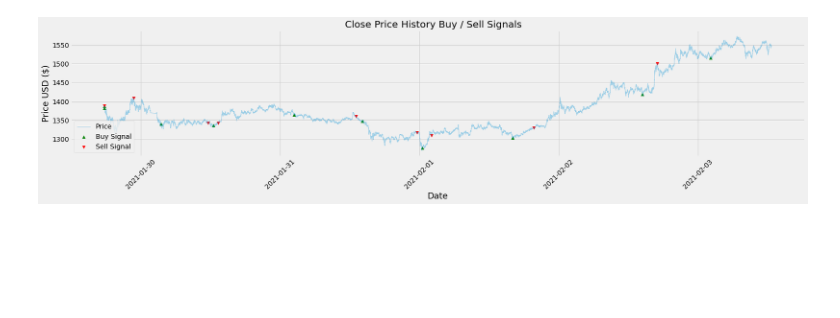
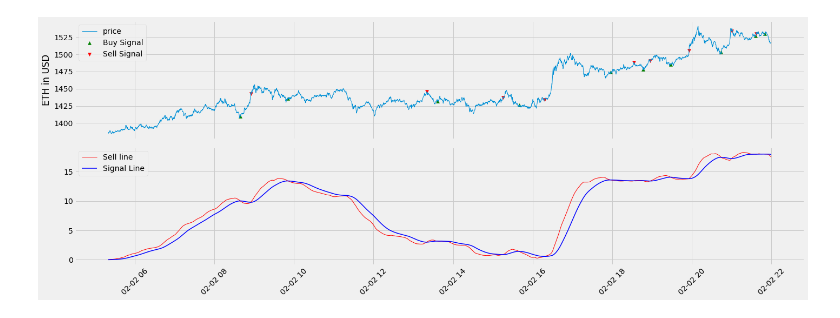
Before and after one commit to jsngalloway/night-trader, a Jupyter notebook: notebooks/macd_based/backwards_macd.ipynb, the cells around one changed output. Drawn from its saved outputs; the diff is of its cells as text; code cells hidden in the pictures; blank space fills up the shorter version.

```diff
--- a/notebooks/macd_based/backwards_macd.ipynb
+++ b/notebooks/macd_based/backwards_macd.ipynb
@@ -11,7 +11,7 @@ SYMBOL = 'ETH'
 df = pd.read_csv(f'../../data/{SYMBOL}.csv')
 # %%
 #Set the date as the index for the data
-df = df.set_index(pd.DatetimeIndex(df['begins_at'].values))
+df = df.set_index(pd.DatetimeIndex(df['begins_at'].values)).tail(8000).head(4000)
 df['price'] = df[['high_price','low_price']].mean(axis=1)
 #Show the dataframe
 # df
@@ -34,22 +34,22 @@ def createMacdAndSignalLines(dataset, macd_params, macd_multiplier):
     ShortEMA = dataset.ewm(span=macd_params[0]*macd_multiplier, adjust=False).mean() #AKA Fast moving average
     LongEMA = dataset.ewm(span=macd_params[1]*macd_multiplier, adjust=False).mean() #AKA Slow moving average
     Macd = ShortEMA - LongEMA
-    signal = Macd.ewm(span=macd_params[2]*macd_multiplier, adjust=False).mean()
-    return (Macd, signal)
+    signal = Macd.ewm(span=macd_params[2]*round(1+macd_multiplier*.25), adjust=False).mean()
+    return (Macd.price, signal.price)
 
 macd_params = (12, 26, 9)
-macd_multiplier = 16
+macd_multiplier = 49
 # Best Multipliers for coins:
 # ----------------------------
 # ETH: 175, 178, 16
 # BCH: 50, 692
 # LTC: none
 smoothed_df = df.price.ewm(span=20, adjust=False).mean() #AKA Slow moving average
-macd, signal = createMacdAndSignalLines(smoothed_df, macd_params, macd_multiplier)
+macd, signal = createMacdAndSignalLines(df, macd_params, macd_multiplier)
 
 
-
-
+print(macd)
+print(signal)
 plt.figure(figsize=(12.2*2,4.5)) #width = 12.2in, height = 4.5
 plt.plot(df.index, macd, label=f"{SYMBOL} MACD", color = 'red')
 plt.plot(df.index, signal, label='Signal Line', color='blue')
@@ -66,81 +83,87 @@ df['MACD'] = macd
 df['Signal Line'] = signal
 # %%
 # Function to test the crossover driven profits of the macd and signal lines
-def mac_daddy_tester(macd, signal, df, quiet=False):
+def mac_daddy_tester(df, quiet=False):
     bought = False
     sumwin = 0
     transactions = []
-    for i in range(1, len(signal)):
-        if ( (macd.iat[i] < signal.iat[i]) and (macd.iat[i-1] >= signal.iat[i-1]) and bought == False):
+    for i in range(50, len(df)):
+        if (bought == False and getBuySignal(df, i)):
             # print("Crossed above, time to buy", i)
             bought = df.iat[i,1]
-        elif ( (macd.iat[i] > signal.iat[i]) and (macd.iat[i-1] <= signal.iat[i-1]) and bought):
+        if (bought and getSellSignal(df, i, bought)):
             # print("Crossed below, time to sell", i)
             if not quiet:
-              print(df.iat[i,0], "Bought at", bought, " selling at", df.iat[i,1], "for profit:", df.iat[i,1] - bought - 2)
-            transactions.append(df.iat[i,1] - bought)
-            sumwin = sumwin + df.iat[i,1] - bought - 1
+              print(df.iat[i,0], f"Bought at {bought:.2f}. Selling at {df['price'].iat[i]:.2f}. Profit: {df['price'].iat[i] - bought - 1:+.2f}")
+
+            transactions.append(df['price'].iat[i] - bought)
+            sumwin = sumwin + df['price'].iat[i] - bought - 1
             bought = False
     return(sumwin, transactions)
 
+def getBuySignal(df, i):
+  return (df['MACD'].iat[i] < df['Signal Line'].iat[i]) and (df['MACD'].iat[i-1] >= df['Signal Line'].iat[i-1])
+def getSellSignal(df, i, bought_price):
+  # if bought_price and bought_price + 25 >= df['price'][i]:
+    # return True
+  # else:
+    # return (df["MACD_sell"].diff().iat[i] < 0.05)
+    return (df['MACD'].iat[i] > df['Signal Line'].iat[i]) and (df['MACD'].iat[i-1] <= df['Signal Line'].iat[i-1])
 
 #Create a function to signal when to buy and sell an asset
 def buy_sell(signal):
   sigPriceBuy = []
   sigPriceSell = []
-  flag = -1
-  for i in range(0,len(signal)):
+  bought = False
+  for i in range(0,len(df)):
+    if i < 50:
+      sigPriceBuy.append(np.nan)
+      sigPriceSell.append(np.nan)
+    else:
     #if MACD > signal line  then buy else sell
-      if signal['MACD'][i] < signal['Signal Line'][i]:
-        if flag != 1:
+      if getBuySignal(signal, i):
+        if not bought:
           sigPriceBuy.append(signal['price'][i])
           sigPriceSell.append(np.nan)
-          flag = 1
+          bought = signal['price'][i]
         else:
           sigPriceBuy.append(np.nan)
           sigPriceSell.append(np.nan)
-      elif signal['MACD'][i] > signal['Signal Line'][i]:
-        if flag != 0:
+      elif getSellSignal(signal, i, bought):
+        if bought != False:
           sigPriceSell.append(signal['price'][i])
           sigPriceBuy.append(np.nan)
-          flag = 0
+          bought = False
         else:
           sigPriceBuy.append(np.nan)
           sigPriceSell.append(np.nan)
       else: #Handling nan values
         sigPriceBuy.append(np.nan)
         sigPriceSell.append(np.nan)
 
   return (sigPriceBuy, sigPriceSell)
 
 
 #Create buy and sell columns
-x = buy_sell(df)
-df['Buy_Signal_Price'] = x[0]
-df['Sell_Signal_Price'] = x[1]
+df['Buy_Signal_Price'], df['Sell_Signal_Price'] = buy_sell(df)
 
-# Visually Show The Stock buy and sell signals
-# Create the title
-title = 'Close Price History Buy / Sell Signals   '
-#Get the stocks
-my_stocks = df
-
-#Create and plot the graph
-plt.figure(figsize=(12.2*2,4.5)) #width = 12.2in, height = 4.5
-plt.scatter(my_stocks.index, my_stocks['Buy_Signal_Price'], color = 'green', label='Buy Signal', marker = '^', alpha = 1)
-plt.scatter(my_stocks.index, my_stocks['Sell_Signal_Price'], color = 'red', label='Sell Signal', marker = 'v', alpha = 1)
-plt.plot( my_stocks['price'],  label='Price', alpha = 0.35, linewidth=1)#plt.plot( X-Axis , Y-Axis, line_width, alpha_for_blending,  label)
+fig, axs = plt.subplots(2, figsize=(20, 7.5), sharex=True)
 plt.xticks(rotation=45)
-plt.title(title)
-plt.xlabel('Date',fontsize=18)
-plt.ylabel('Price USD ($)',fontsize=18)
-plt.legend( loc='lower left')
+axs[0].plot( df['price'],  label='price', linewidth=1)
+axs[0].scatter(df.index, df['Buy_Signal_Price'], color = 'green', label='Buy Signal', marker = '^', alpha = 1)
+axs[0].scatter(df.index, df['Sell_Signal_Price'], color = 'red', label='Sell Signal', marker = 'v', alpha = 1)
+axs[0].legend(loc='upper left')
+axs[0].set_ylabel('ETH in USD')
+axs[1].plot(df.index, df['MACD'], label='Sell line', color = 'red', linewidth=1)
+axs[1].plot(df.index, df['Signal Line'], label='Signal Line', color='blue', linewidth=1.5)
+axs[1].legend(loc='upper left')
+plt.tight_layout()
 plt.show()
 
-r = mac_daddy_tester(macd, signal, df)
+r = mac_daddy_tester(df)
 print("Profit", r[0])
 print("Transactions: ", len(r[1]))
 plt.boxplot(r[1])
 plt.show()
 # %% [output]
-[figure, old version]
+[figure, new version]
```
Also changed, not shown: parts of 5 cells of this notebook, 1 other file.
